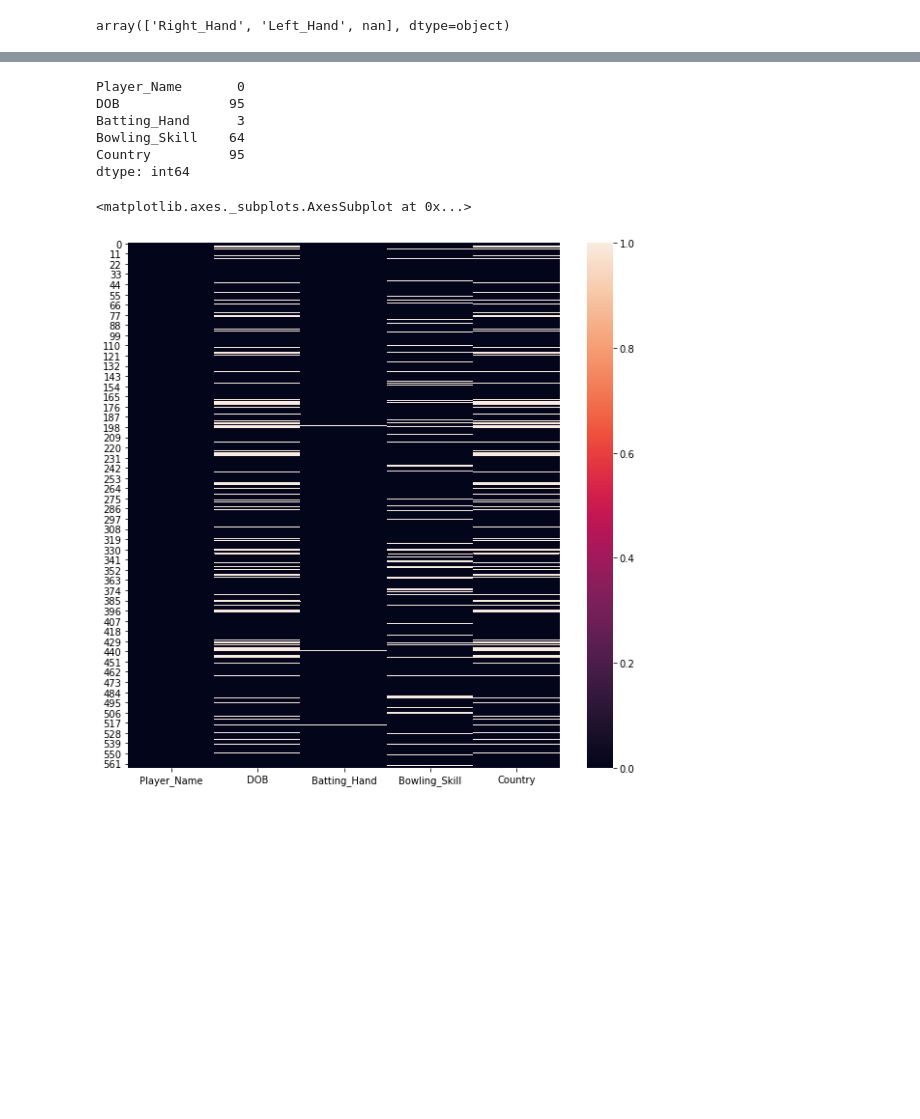
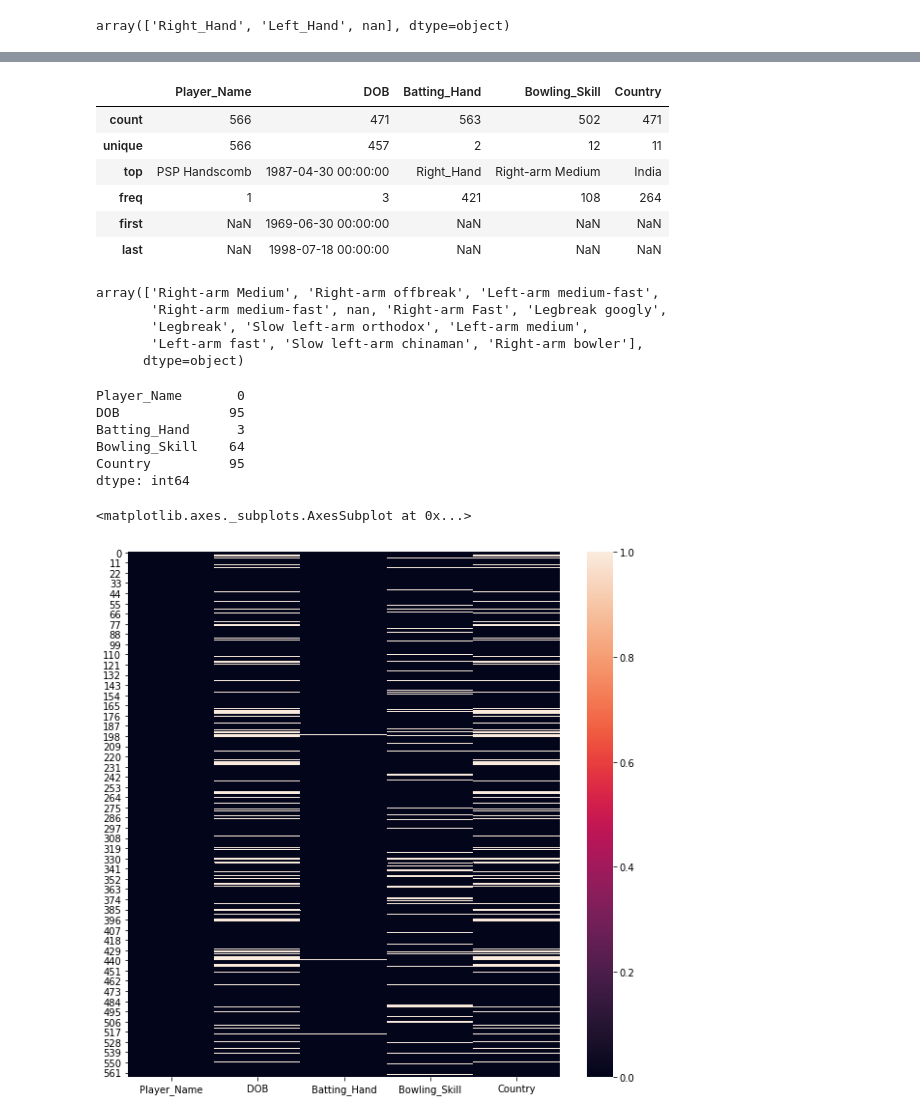
Before and after one commit to Pradip240/IPL-T20-Cricket-Analysis, a Jupyter notebook: Ameen_IPL_T20_Cricket_Analysis_Capstone_Project.ipynb, the cells around one changed output, grey strips where cells are left out. Saved outputs shown, nothing was run; the diff lists cells and outputs as text; code cells hidden in the pictures; blank space fills up the shorter version.

```diff
--- a/Ameen_IPL_T20_Cricket_Analysis_Capstone_Project.ipynb
+++ b/Ameen_IPL_T20_Cricket_Analysis_Capstone_Project.ipynb
@@ -249,3 +257,26 @@ array(['Right_Hand', 'Left_Hand', nan], dtype=object)
+# %%
+players_df.replace(to_replace='Right-arm medium', value = 'Right-arm Medium', inplace=True)
+players_df.replace(to_replace='Right-arm fast', value = 'Right-arm Fast', inplace=True)
+players_df.replace(to_replace='Right-arm fast-medium', value = 'Right-arm medium-fast', inplace=True)
+players_df.replace(to_replace='Left-arm fast-medium', value = 'Left-arm medium-fast', inplace=True)
+players_df.describe()
+# %% [output]
+|  | Player_Name | DOB | Batting_Hand | Bowling_Skill | Country |
+| count | 566 | 471 | 563 | 502 | 471 |
+| unique | 566 | 457 | 2 | 12 | 11 |
+| top | PSP Handscomb | 1987-04-30 00:00:00 | Right_Hand | Right-arm Medium | India |
+| freq | 1 | 3 | 421 | 108 | 264 |
+| first | NaN | 1969-06-30 00:00:00 | NaN | NaN | NaN |
+| last | NaN | 1998-07-18 00:00:00 | NaN | NaN | NaN |
+# %%
+#Checking for the unique values after replacing the names from column Bowling Skill
+players_df.Bowling_Skill.unique()
+# %% [output]
+array(['Right-arm Medium', 'Right-arm offbreak', 'Left-arm medium-fast',
+       'Right-arm medium-fast', nan, 'Right-arm Fast', 'Legbreak googly',
+       'Legbreak', 'Slow left-arm orthodox', 'Left-arm medium',
+       'Left-arm fast', 'Slow left-arm chinaman', 'Right-arm bowler'],
+      dtype=object)
 # %%
 #Suming up all the missing values
 players_df.isnull().sum()
```
Also changed, not shown: parts of 5 cells of this notebook.
